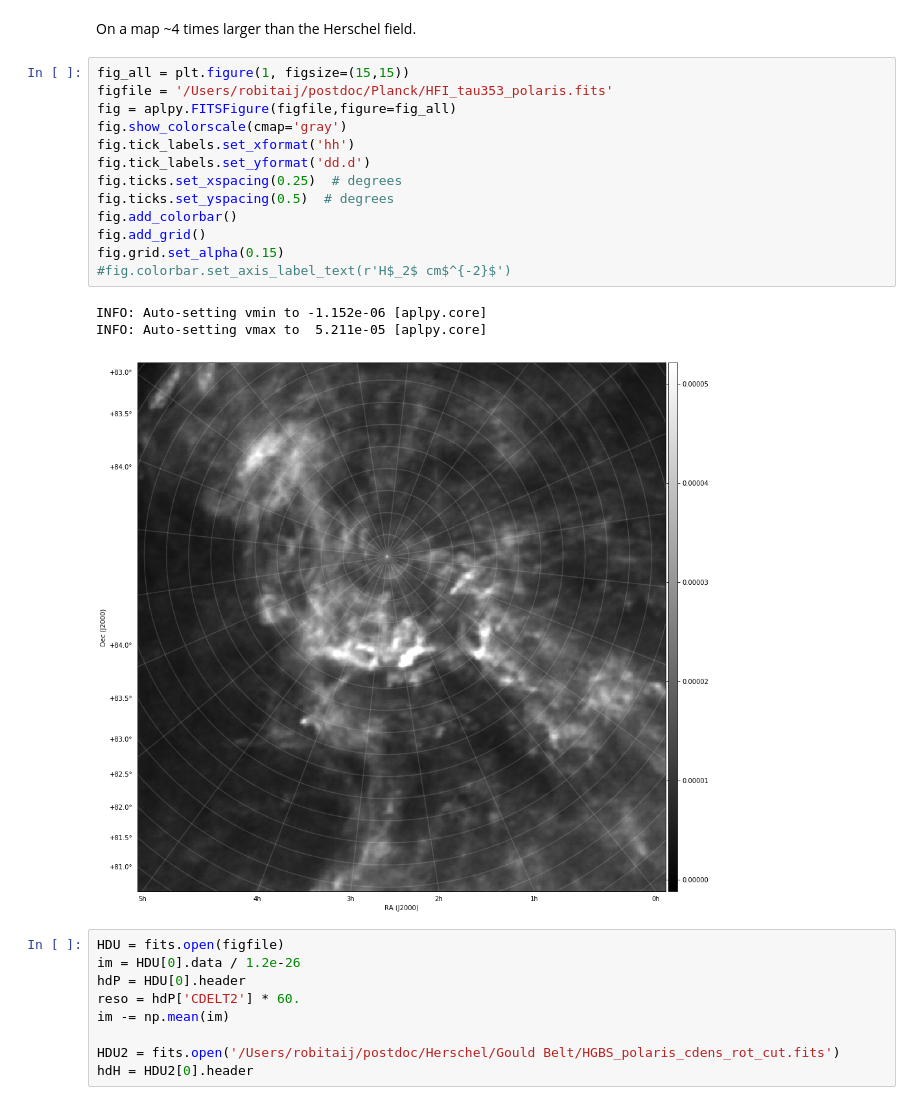
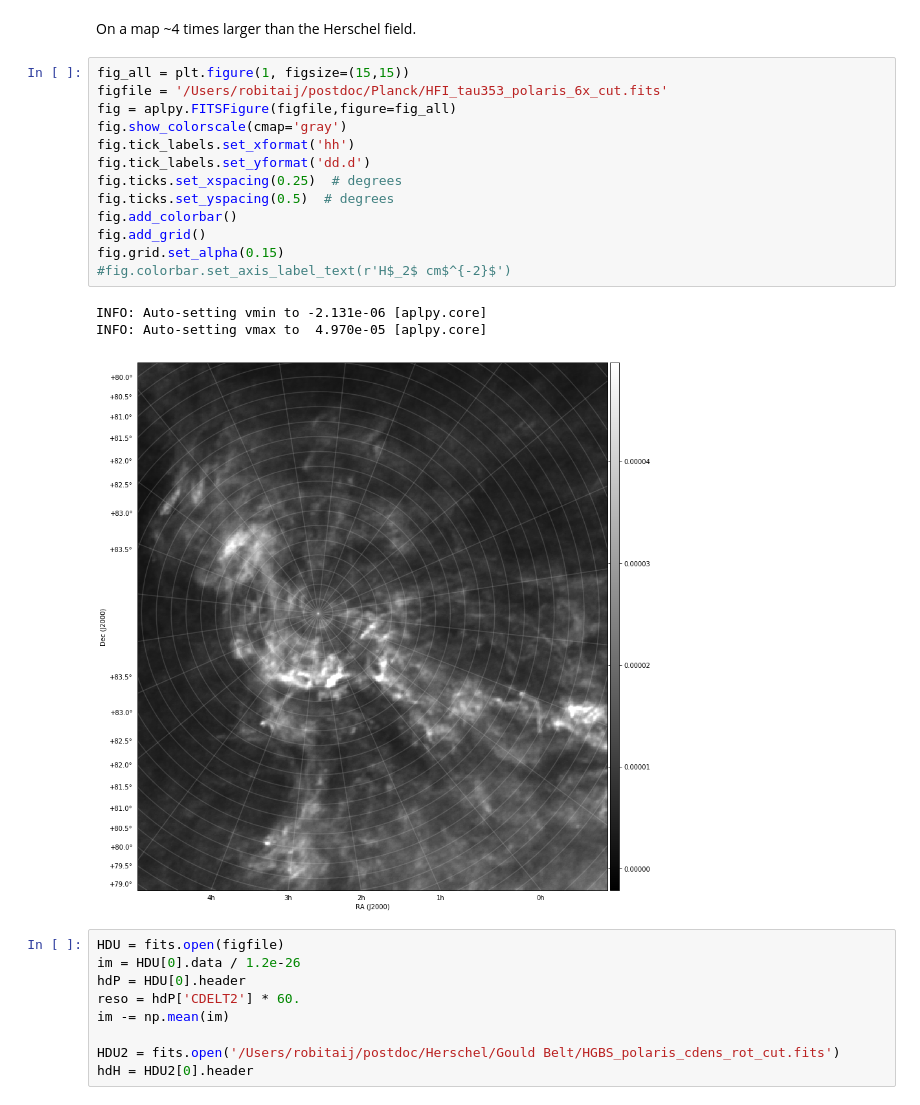
Before and after one commit to hoangducthuong/notebooks, a Jupyter notebook: Polaris_Planck.ipynb, the cells around one changed output. Saved outputs shown, nothing was run; the diff lists cells and outputs as text.

```diff
--- a/Polaris_Planck.ipynb
+++ b/Polaris_Planck.ipynb
@@ -10,21 +10,21 @@ Populating the interactive namespace from numpy and matplotlib
 On a map ~4 times larger than the Herschel field.
 # %%
 fig_all = plt.figure(1, figsize=(15,15))
-figfile = '/Users/robitaij/postdoc/Planck/HFI_tau353_polaris.fits'
+figfile = '/Users/robitaij/postdoc/Planck/HFI_tau353_polaris_6x_cut.fits'
 fig = aplpy.FITSFigure(figfile,figure=fig_all)
 fig.show_colorscale(cmap='gray')
 fig.tick_labels.set_xformat('hh')
 fig.tick_labels.set_yformat('dd.d')
 fig.ticks.set_xspacing(0.25)  # degrees
 fig.ticks.set_yspacing(0.5)  # degrees
 fig.add_colorbar()
 fig.add_grid()
 fig.grid.set_alpha(0.15)
 #fig.colorbar.set_axis_label_text(r'H$_2$ cm$^{-2}$')
 # %% [output]
-INFO: Auto-setting vmin to -1.152e-06 [aplpy.core]
-INFO: Auto-setting vmax to  5.211e-05 [aplpy.core]
+INFO: Auto-setting vmin to -2.131e-06 [aplpy.core]
+INFO: Auto-setting vmax to  4.970e-05 [aplpy.core]
-[figure, old version]
+[figure, new version]
 # %%
 HDU = fits.open(figfile)
 im = HDU[0].data / 1.2e-26
```
Also changed, not shown: parts of 8 cells of this notebook.
